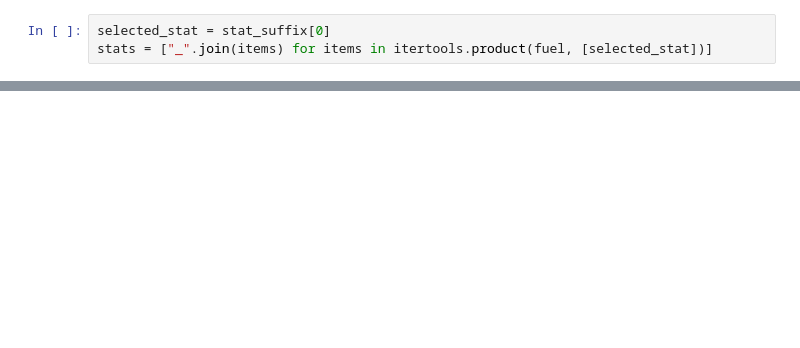
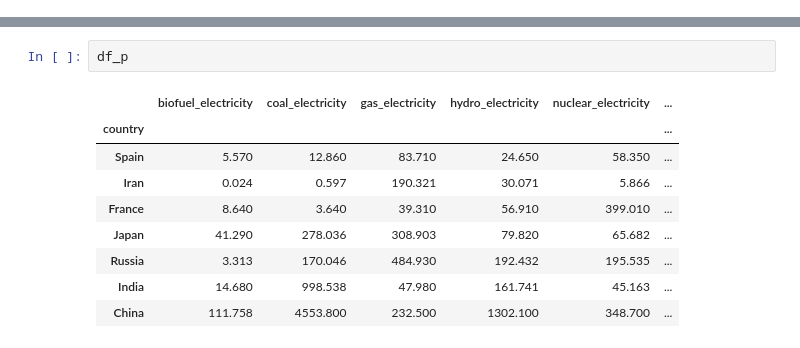
Before and after one commit to curvenote/interact, a Jupyter notebook: notebooks/owid_energy_data.ipynb, the cells around one changed output, grey strips where cells are left out. Saved outputs shown, nothing was run; the diff lists cells and outputs as text; blank space fills up the shorter version.

```diff
--- a/notebooks/owid_energy_data.ipynb
+++ b/notebooks/owid_energy_data.ipynb
@@ -26,3 +35,0 @@ df2.head()
-# %%
-selected_stat = stat_suffix[0]
-stats = ["_".join(items) for items in itertools.product(fuel, [selected_stat])]
@@ -42,0 +80,12 @@ df3.plot(kind="barh", ax=ax, stacked=True)
+# %%
+df_p
+# %% [output]
+|  | biofuel_electricity | coal_electricity | gas_electricity | hydro_electricity | nuclear_electricity | ... |
+| country |  |  |  |  |  | ... |
+| Spain | 5.570 | 12.860 | 83.710 | 24.650 | 58.350 | ... |
+| Iran | 0.024 | 0.597 | 190.321 | 30.071 | 5.866 | ... |
+| France | 8.640 | 3.640 | 39.310 | 56.910 | 399.010 | ... |
+| Japan | 41.290 | 278.036 | 308.903 | 79.820 | 65.682 | ... |
+| Russia | 3.313 | 170.046 | 484.930 | 192.432 | 195.535 | ... |
+| India | 14.680 | 998.538 | 47.980 | 161.741 | 45.163 | ... |
+| China | 111.758 | 4553.800 | 232.500 | 1302.100 | 348.700 | ... |
```
Also changed, not shown: parts of 9 cells of this notebook, 34 other files.
